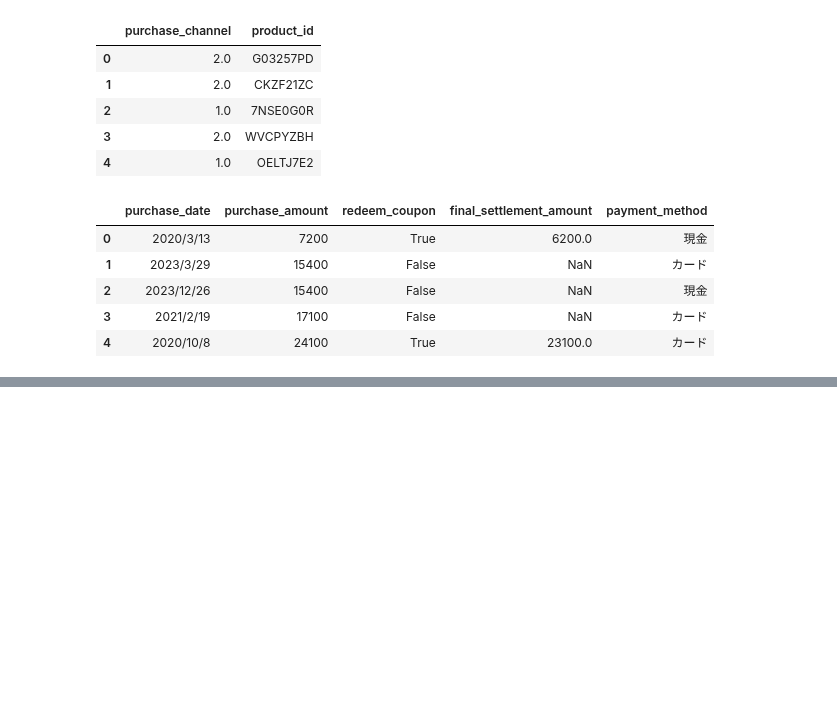
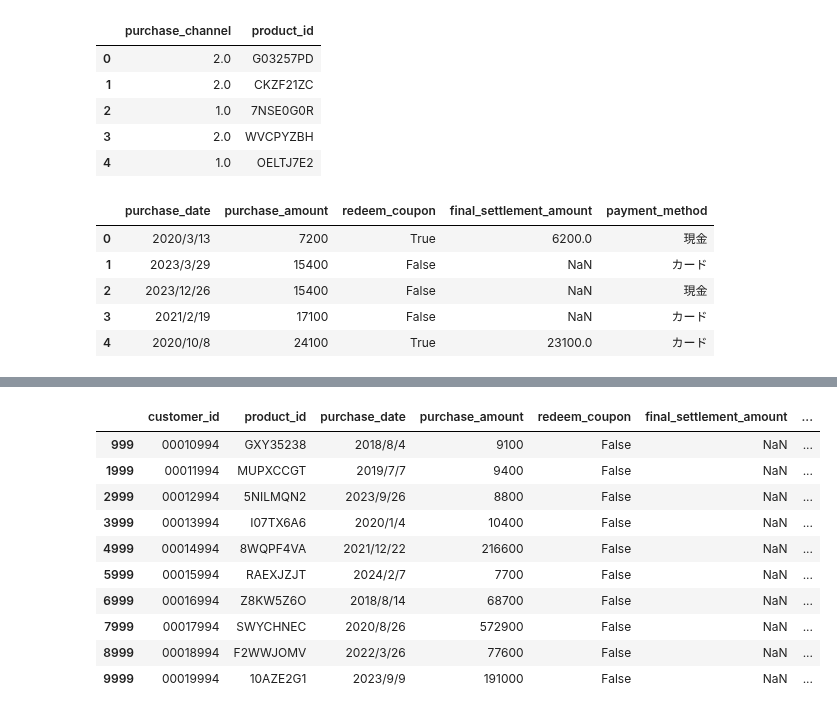
Before and after one commit to maton369/Data_Preprocessing_For_Data_Analyze, a Jupyter notebook: code/05_sort_filter.ipynb, the cells around one changed output, grey strips where cells are left out. Saved outputs shown, nothing was run; the diff lists cells and outputs as text; code cells hidden in the pictures; blank space fills up the shorter version.

```diff
--- a/code/05_sort_filter.ipynb
+++ b/code/05_sort_filter.ipynb
@@ -71,0 +138,18 @@ selected_columns_data.head()
+# %%
+# 1000行目, 2000行目, 3000行目, ..., 10000行目を抽出（インデックスは0から始まるため、999, 1999, 2999, ..., 9999を指定）
+selected_rows = df.iloc[range(999, 10000, 1000)]
+
+# 結果の表示
+selected_rows
+# %% [output]
+|  | customer_id | product_id | purchase_date | purchase_amount | redeem_coupon | final_settlement_amount | ... |
+| 999 | 00010994 | GXY35238 | 2018/8/4 | 9100 | False | NaN | ... |
+| 1999 | 00011994 | MUPXCCGT | 2019/7/7 | 9400 | False | NaN | ... |
+| 2999 | 00012994 | 5NILMQN2 | 2023/9/26 | 8800 | False | NaN | ... |
+| 3999 | 00013994 | I07TX6A6 | 2020/1/4 | 10400 | False | NaN | ... |
+| 4999 | 00014994 | 8WQPF4VA | 2021/12/22 | 216600 | False | NaN | ... |
+| 5999 | 00015994 | RAEXJZJT | 2024/2/7 | 7700 | False | NaN | ... |
+| 6999 | 00016994 | Z8KW5Z6O | 2018/8/14 | 68700 | False | NaN | ... |
+| 7999 | 00017994 | SWYCHNEC | 2020/8/26 | 572900 | False | NaN | ... |
+| 8999 | 00018994 | F2WWJOMV | 2022/3/26 | 77600 | False | NaN | ... |
+| 9999 | 00019994 | 10AZE2G1 | 2023/9/9 | 191000 | False | NaN | ... |
```
Also changed, not shown: parts of 6 cells of this notebook.
